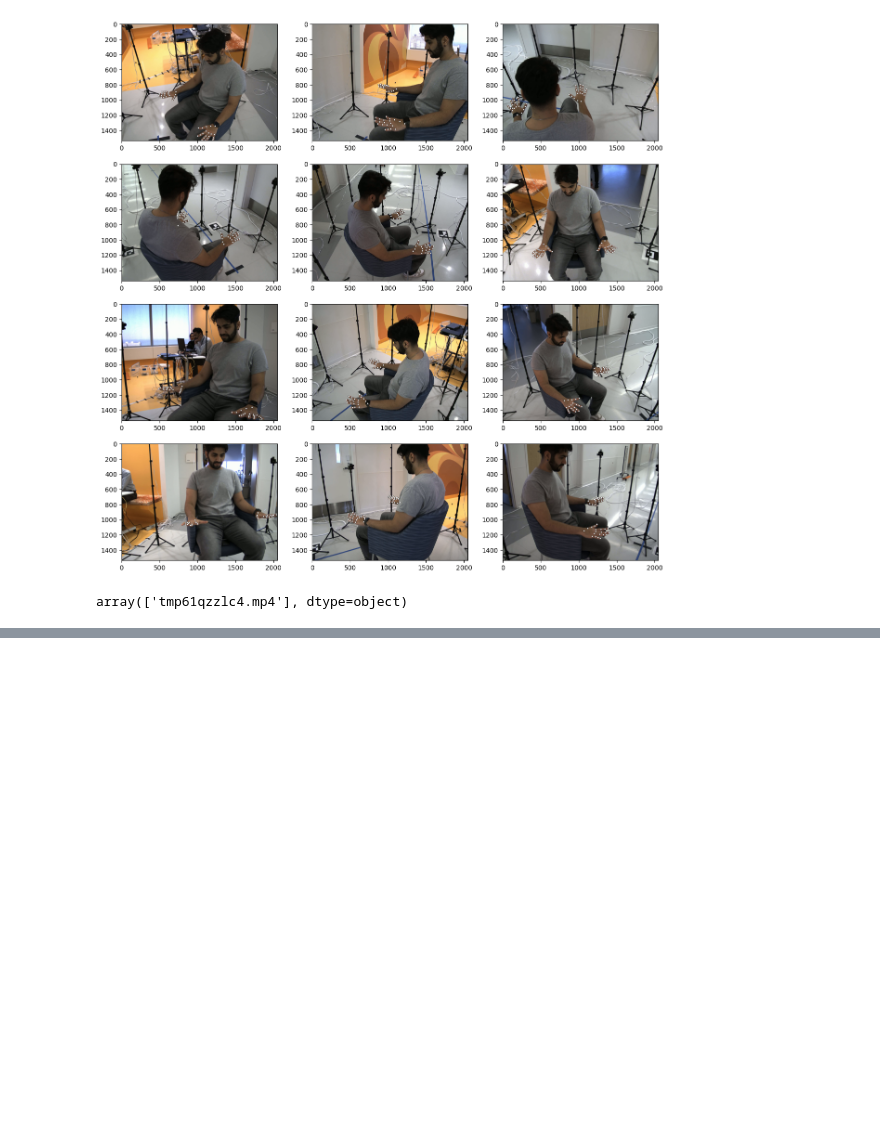
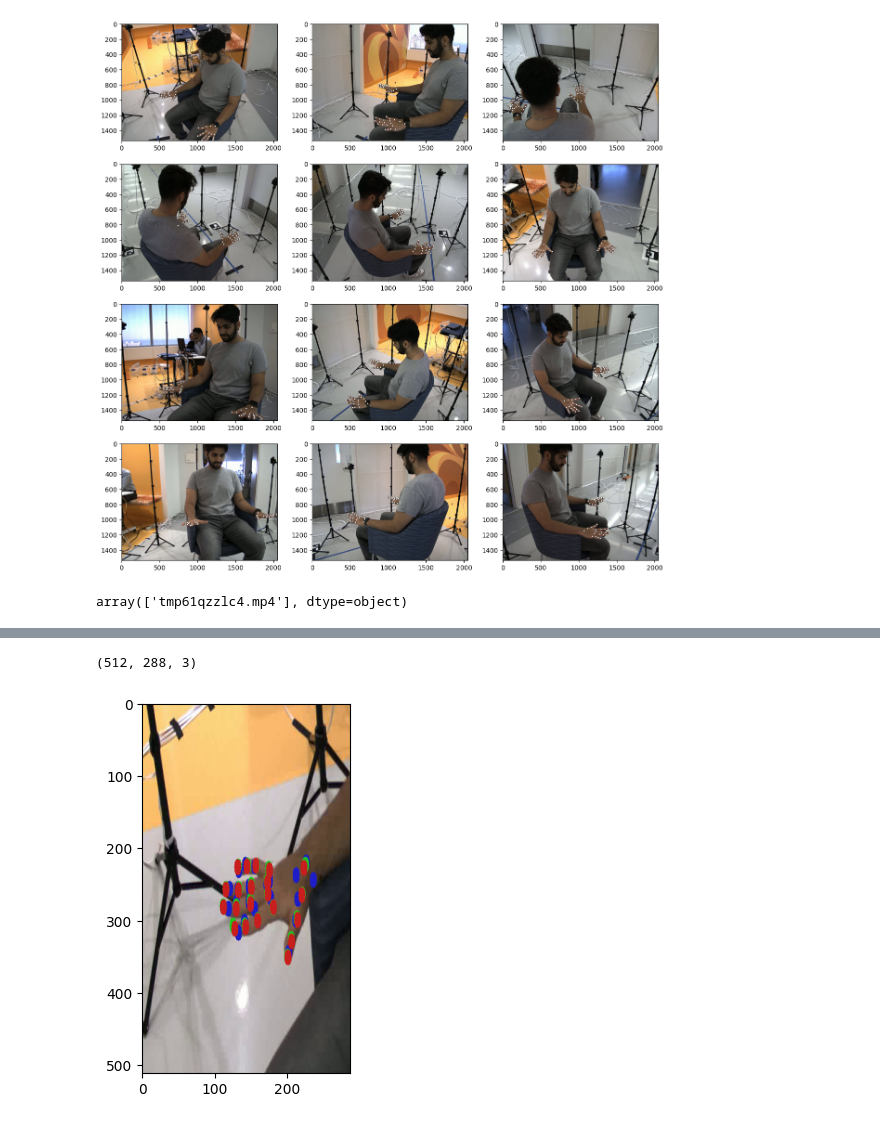
Before and after one commit to Pouyan97/Hand_Detection, a Jupyter notebook: test_dj.ipynb, the cells around one changed output, grey strips where cells are left out. Cells and saved outputs as stored; diff of their text form; code cells hidden in the pictures; blank space fills up the shorter version.

```diff
--- a/test_dj.ipynb
+++ b/test_dj.ipynb
@@ -270,0 +273,12 @@ array(['tmp61qzzlc4.mp4'], dtype=object)
+# %%
+participant_idx = 1
+participant_id="m002"
+participant_videos = (Recording & f'participant_id="m002"').fetch('KEY')[participant_idx]
+reconstruction_method = 3
+
+key = (CalibratedRecording &  participant_videos).fetch('KEY')
+for k in key:
+    k['reconstruction_method']= reconstruction_method
+    k['estimation_method']=0
+    k['detection_method']=1
+(HandPoseReconstruction & key)
@@ -270,0 +457,10 @@ array(['tmp61qzzlc4.mp4'], dtype=object)
+# %%
+kp3dOsim = extract_from_osim("./smooth_ik_model_marker_locations.sto")
+
+results = plot_osim_triangulated_keypoints(key, kp3dOsim, -1)
+# %%
+plt.imshow(results[0][0])
+results[0][0].shape
+# %% [output]
+(512, 288, 3)
+[figure, added]
```
Also changed, not shown: parts of 9 cells of this notebook.
